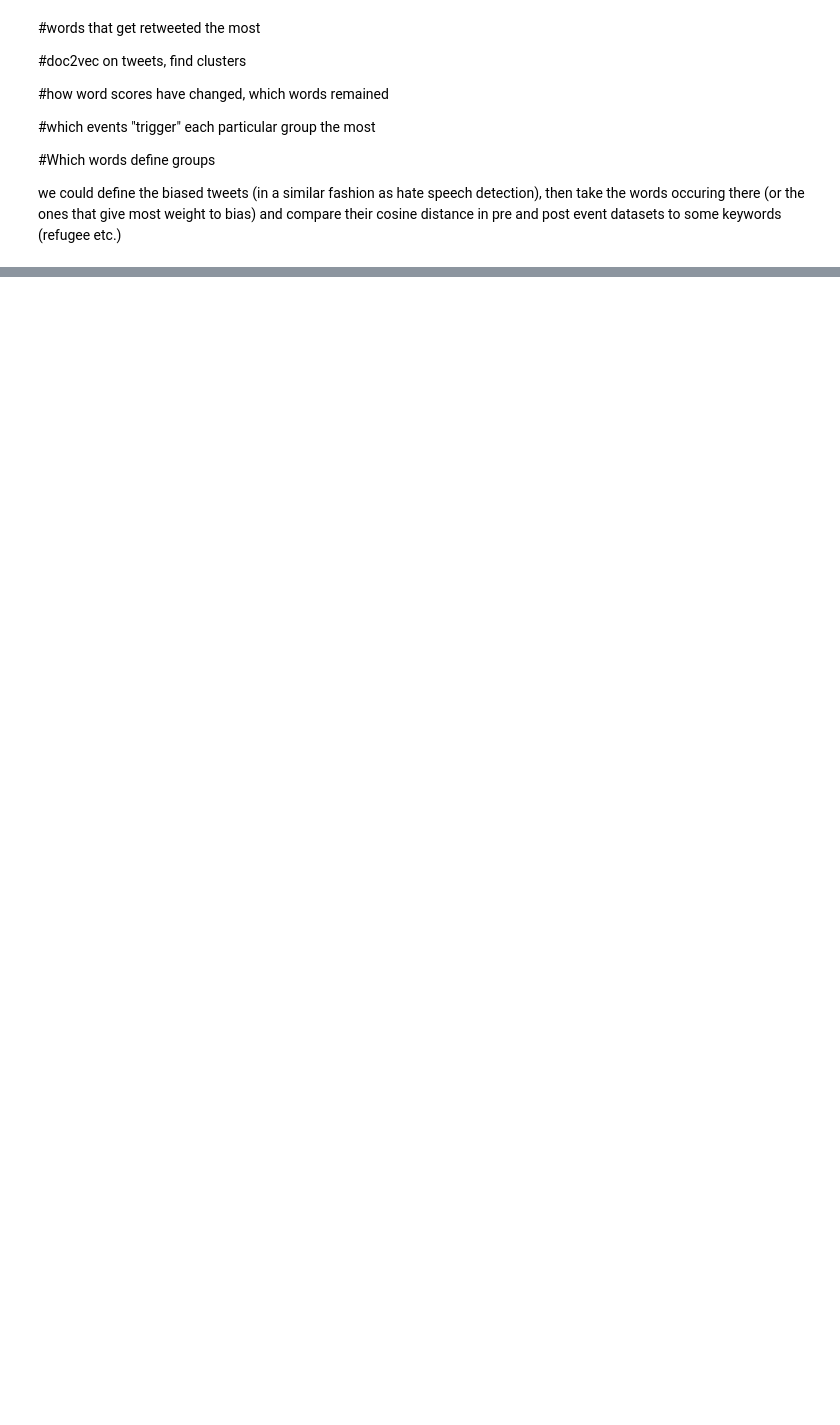
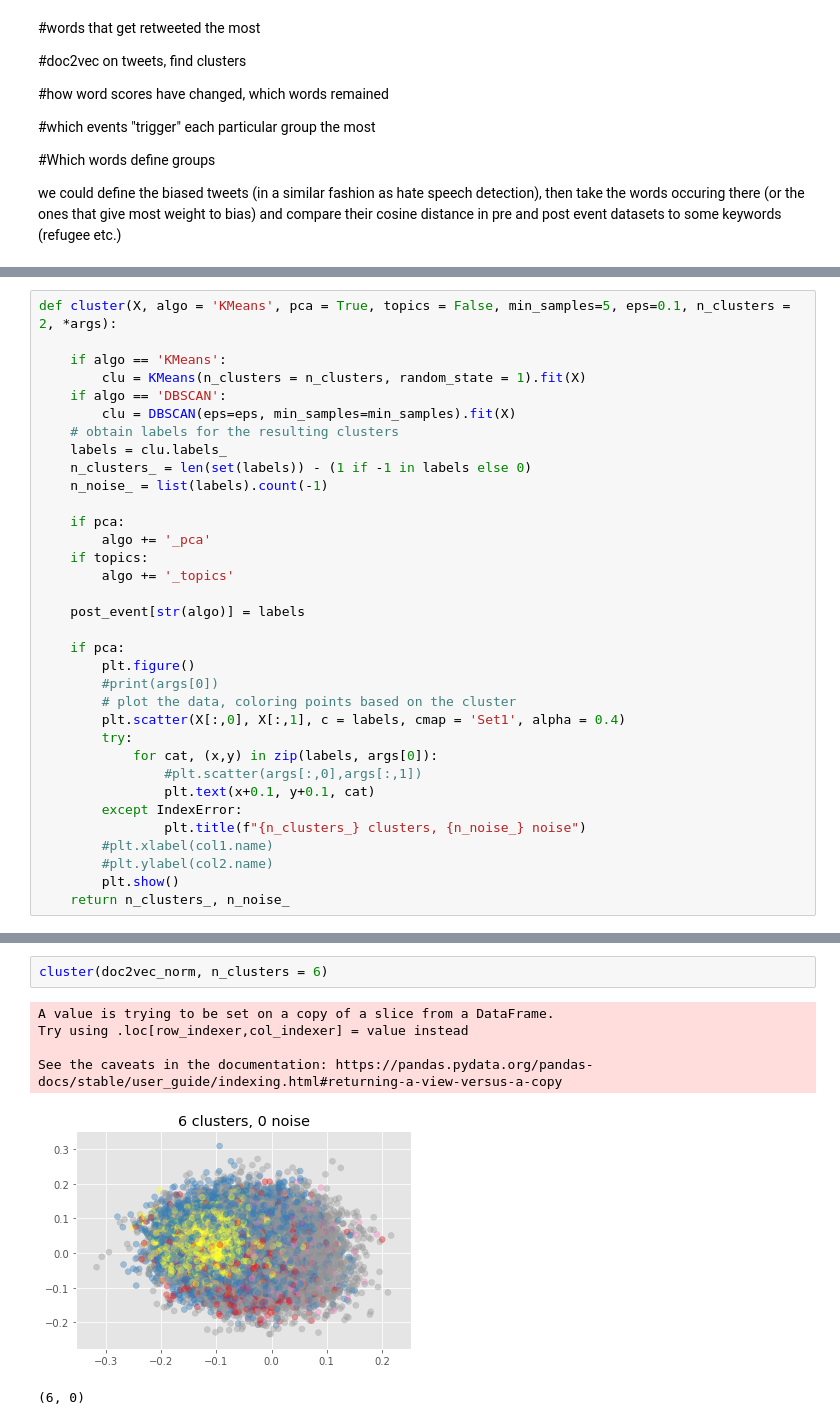
Before and after one commit to janiwo/refugee_project, a Jupyter notebook: EDA.ipynb, the cells around one changed output, grey strips where cells are left out. Drawn from its saved outputs; the diff is of its cells as text; blank space fills up the shorter version.

```diff
--- a/EDA.ipynb
+++ b/EDA.ipynb
@@ -420,0 +509,34 @@ model4.wv.most_similar("camp",topn=20)
+# %%
+def cluster(X, algo = 'KMeans', pca = True, topics = False, min_samples=5, eps=0.1, n_clusters = 2, *args):
+
+    if algo == 'KMeans':
+        clu = KMeans(n_clusters = n_clusters, random_state = 1).fit(X)
+    if algo == 'DBSCAN':
+        clu = DBSCAN(eps=eps, min_samples=min_samples).fit(X)
+    # obtain labels for the resulting clusters
+    labels = clu.labels_
+    n_clusters_ = len(set(labels)) - (1 if -1 in labels else 0)
+    n_noise_ = list(labels).count(-1)
+
+    if pca:
+        algo += '_pca'
+    if topics:
+        algo += '_topics'
+
+    post_event[str(algo)] = labels
+
+    if pca:
+        plt.figure()
+        #print(args[0])
+        # plot the data, coloring points based on the cluster
+        plt.scatter(X[:,0], X[:,1], c = labels, cmap = 'Set1', alpha = 0.4)
+        try:
+            for cat, (x,y) in zip(labels, args[0]):
+                #plt.scatter(args[:,0],args[:,1])
+                plt.text(x+0.1, y+0.1, cat)
+        except IndexError:
+                plt.title(f"{n_clusters_} clusters, {n_noise_} noise")
+        #plt.xlabel(col1.name)
+        #plt.ylabel(col2.name)
+        plt.show()
+    return n_clusters_, n_noise_
@@ -420,0 +565,9 @@ model4.wv.most_similar("camp",topn=20)
+# %%
+cluster(doc2vec_norm, n_clusters = 6)
+# %% [output]
+A value is trying to be set on a copy of a slice from a DataFrame.
+Try using .loc[row_indexer,col_indexer] = value instead
+
+See the caveats in the documentation: https://pandas.pydata.org/pandas-docs/stable/user_guide/indexing.html#returning-a-view-versus-a-copy
+[figure, added]
+(6, 0)
```
Also changed, not shown: parts of 40 cells of this notebook.
